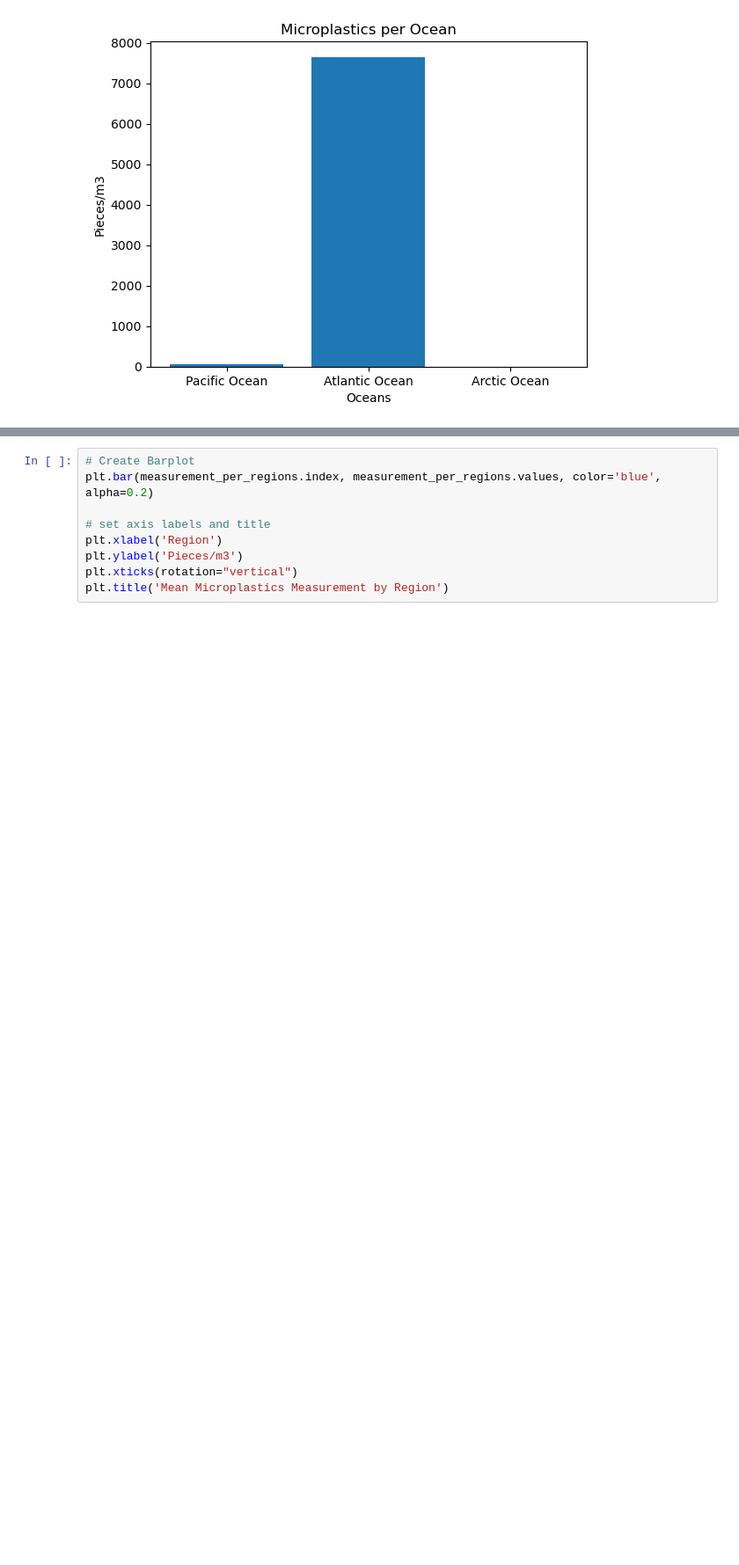
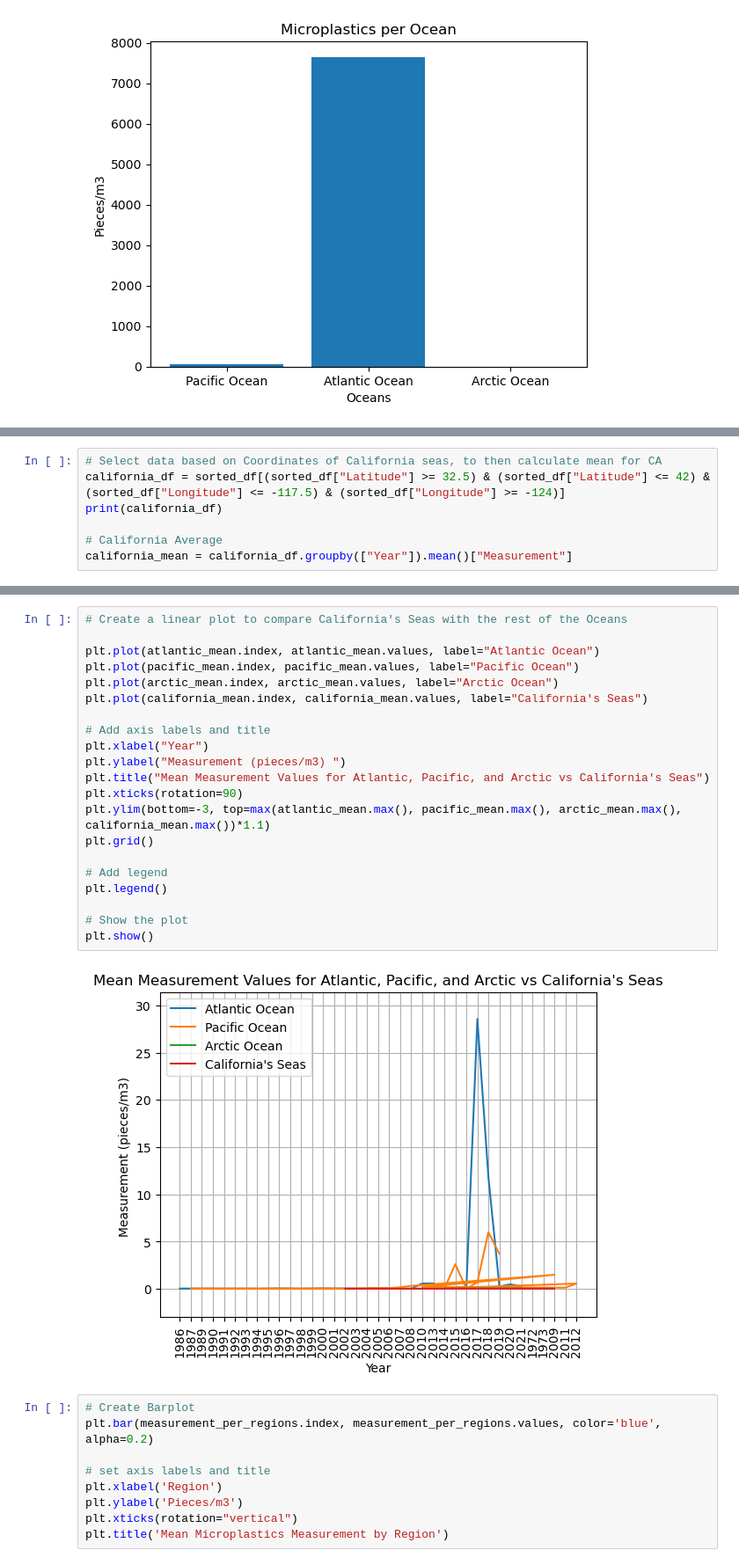
Before and after one commit to emalaki/Project-1, a Jupyter notebook: Microplastics_P1.ipynb, the cells around one changed output, grey strips where cells are left out. Shown at 88% size. Cells and saved outputs as stored; diff of their text form; blank space fills up the shorter version.

```diff
--- a/Microplastics_P1.ipynb
+++ b/Microplastics_P1.ipynb
@@ -233,0 +284,7 @@ california_df
+# %%
+# Select data based on Coordinates of California seas, to then calculate mean for CA
+california_df = sorted_df[(sorted_df["Latitude"] >= 32.5) & (sorted_df["Latitude"] <= 42) & (sorted_df["Longitude"] <= -117.5) & (sorted_df["Longitude"] >= -124)]
+print(california_df)
+
+# California Average
+california_mean = california_df.groupby(["Year"]).mean()["Measurement"]
@@ -234,3 +309,26 @@ california_df
+# %%
+# Create a linear plot to compare California's Seas with the rest of the Oceans
+
+plt.plot(atlantic_mean.index, atlantic_mean.values, label="Atlantic Ocean")
+plt.plot(pacific_mean.index, pacific_mean.values, label="Pacific Ocean")
+plt.plot(arctic_mean.index, arctic_mean.values, label="Arctic Ocean")
+plt.plot(california_mean.index, california_mean.values, label="California's Seas")
+
+# Add axis labels and title
+plt.xlabel("Year")
+plt.ylabel("Measurement (pieces/m3) ")
+plt.title("Mean Measurement Values for Atlantic, Pacific, and Arctic vs California's Seas")
+plt.xticks(rotation=90)
+plt.ylim(bottom=-3, top=max(atlantic_mean.max(), pacific_mean.max(), arctic_mean.max(), california_mean.max())*1.1)
+plt.grid()
+
+# Add legend
+plt.legend()
+
+# Show the plot
+plt.show()
+# %% [output]
+[figure, added]
 # %%
 # Create Barplot
 plt.bar(measurement_per_regions.index, measurement_per_regions.values, color='blue', alpha=0.2)
```
Also changed, not shown: parts of 7 cells of this notebook.
